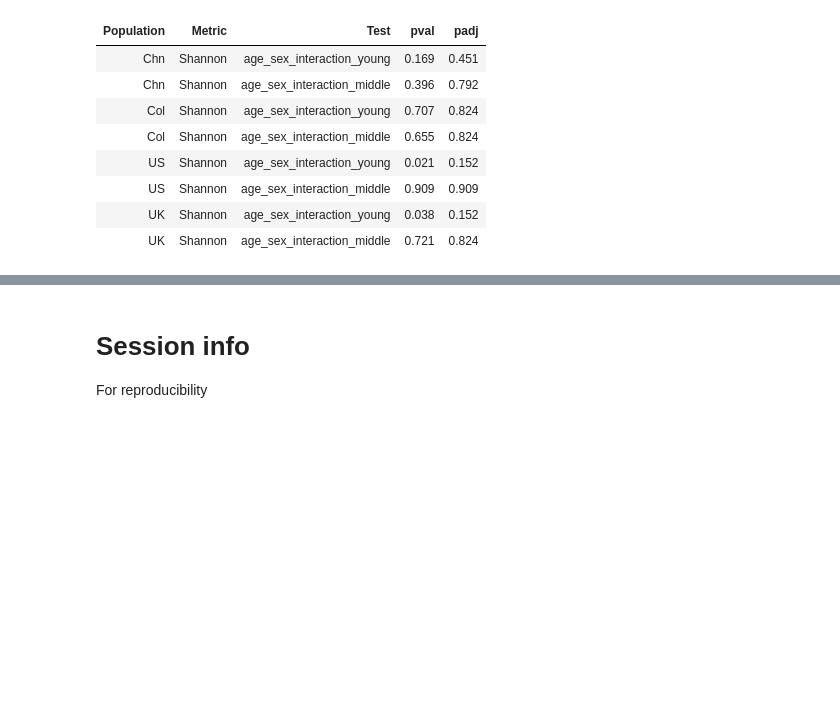
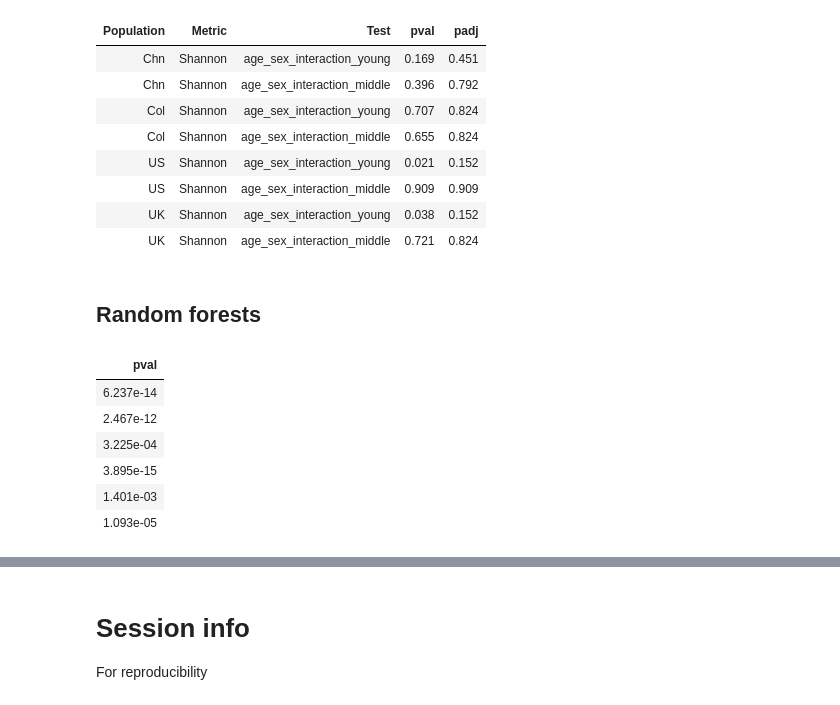
Before and after one commit to jacodela/microbio_aDiv, a Jupyter notebook: pvalues/Adjust_pvalue.ipynb, the cells around one changed output, grey strips where cells are left out. Cells and saved outputs as stored; diff of their text form; code cells hidden in the pictures; blank space fills up the shorter version.

```diff
--- a/pvalues/Adjust_pvalue.ipynb
+++ b/pvalues/Adjust_pvalue.ipynb
@@ -127,3 +139,15 @@ P_values %>% filter(Metric == "Shannon") %>%
 | US | Shannon | age_sex_interaction_middle | 0.909 | 0.909 |
 | UK | Shannon | age_sex_interaction_young | 0.038 | 0.152 |
 | UK | Shannon | age_sex_interaction_middle | 0.721 | 0.824 |
+# %% [markdown]
+## Random forests
+# %%
+RF_pvals %>% head
+# %% [output]
+| pval |
+| 6.237e-14 |
+| 2.467e-12 |
+| 3.225e-04 |
+| 3.895e-15 |
+| 1.401e-03 |
+| 1.093e-05 |
```
Also changed, not shown: parts of 4 cells of this notebook, 1 other file.
